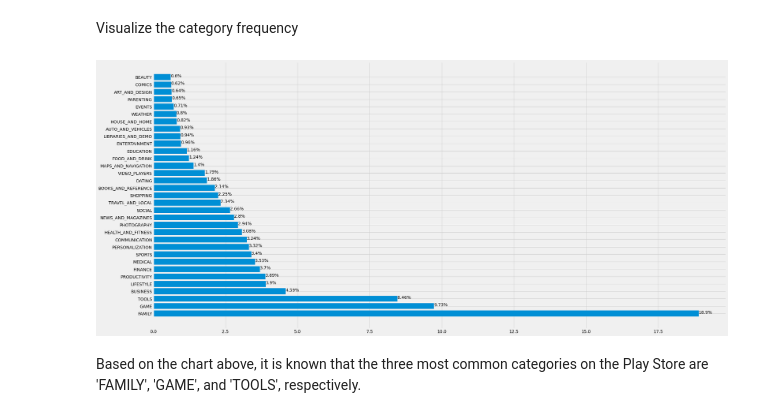
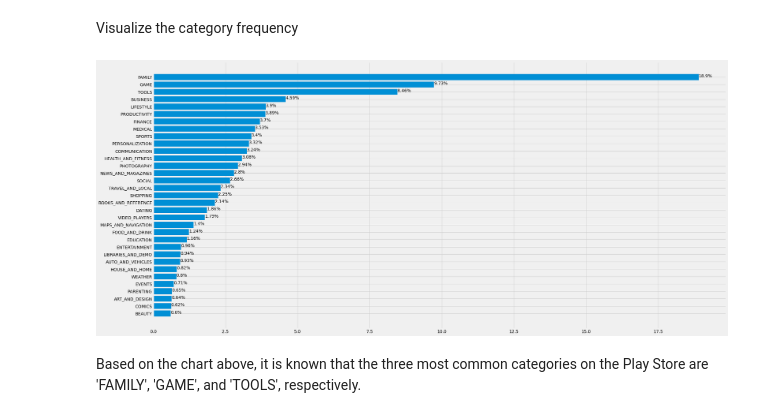
Before and after one commit to trizkynoviandy/Profitable-Mobile-Apps, a Jupyter notebook: profitable-mobile-apps.ipynb, the cells around one changed output. Drawn from its saved outputs; the diff is of its cells as text; code cells hidden in the pictures.

```diff
--- a/profitable-mobile-apps.ipynb
+++ b/profitable-mobile-apps.ipynb
@@ -216,11 +216,12 @@ Visualize the category frequency
 # %%
 plt.figure(figsize=(30, 15))
 plt.barh(category, n_category)
 for index, value in enumerate(n_category):
     plt.text(value, index, str(value) + '%')
+plt.gca().invert_yaxis()
 plt.show()
 # %% [output]
-[figure, old version]
+[figure, new version]
 # %% [markdown]
 Based on the chart above, it is known that the three most common categories on the Play Store are 'FAMILY', 'GAME', and 'TOOLS', respectively.
 # %% [markdown]
```
Also changed, not shown: parts of 5 cells of this notebook.
